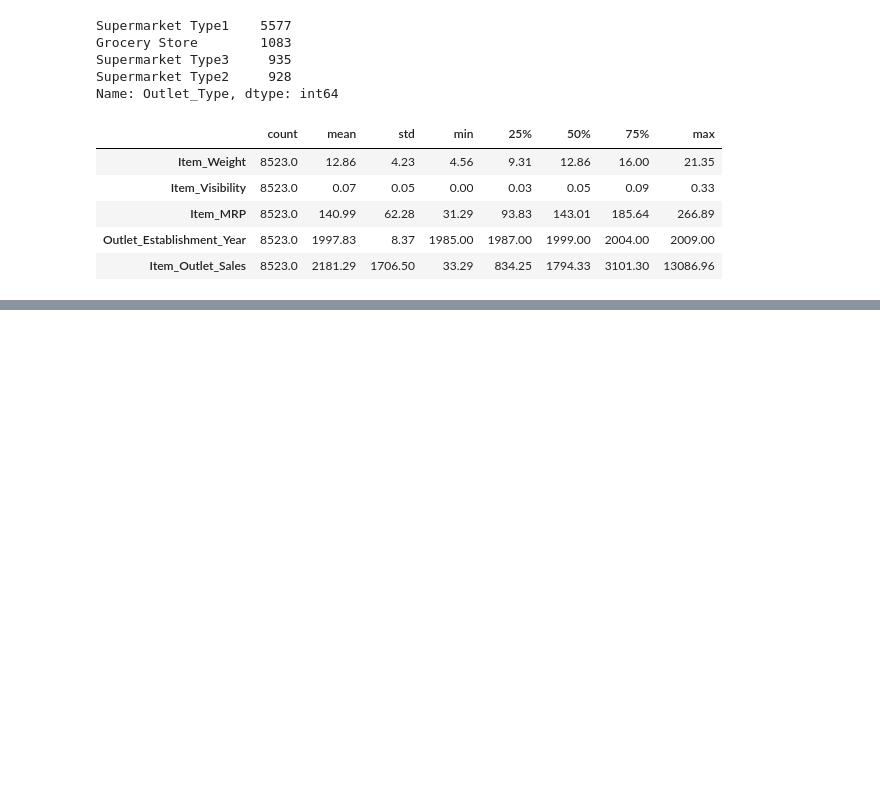
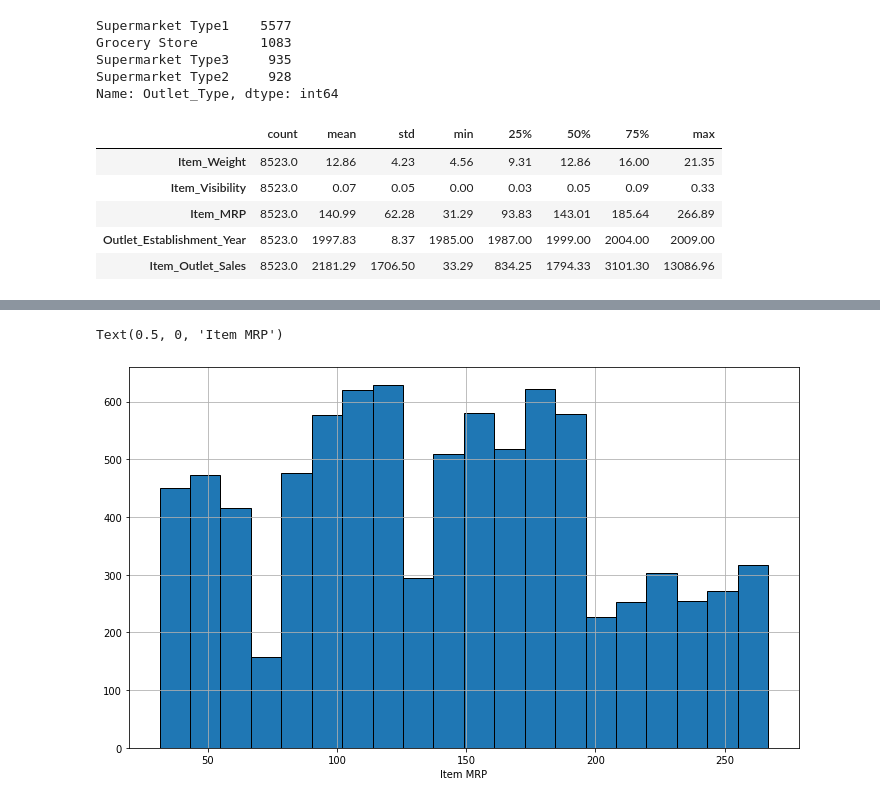
Before and after one commit to rvtovar/sales_predictions, a Jupyter notebook: sales_predictions.ipynb, the cells around one changed output, grey strips where cells are left out. Saved outputs shown, nothing was run; the diff lists cells and outputs as text; code cells hidden in the pictures; blank space fills up the shorter version.

```diff
--- a/sales_predictions.ipynb
+++ b/sales_predictions.ipynb
@@ -178,0 +198,8 @@ df.describe().transpose().round(2)
+# %%
+#item mrp
+plt.figure(figsize=(12,7))
+df["Item_MRP"].hist(edgecolor='black', bins=20)
+plt.xlabel("Item MRP")
+# %% [output]
+Text(0.5, 0, 'Item MRP')
+[figure, added]
```
Also changed, not shown: parts of 12 cells of this notebook.
